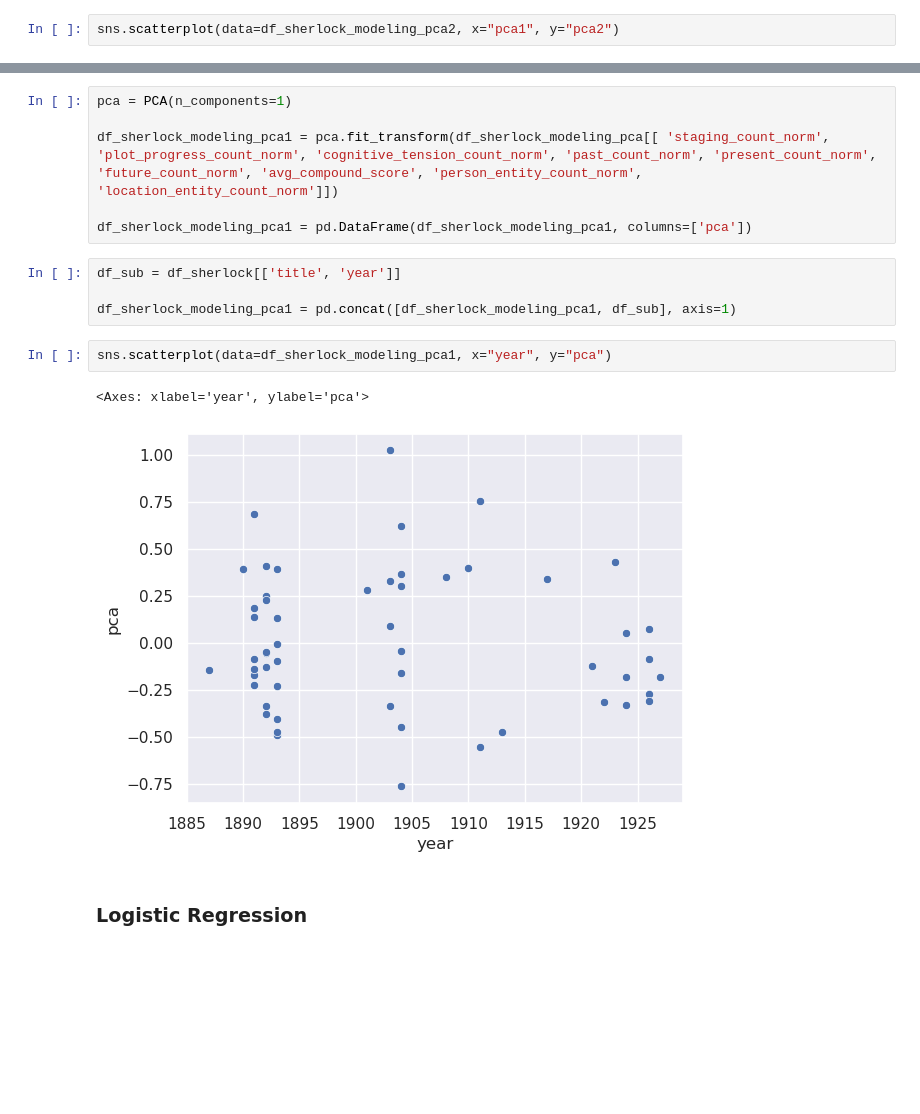
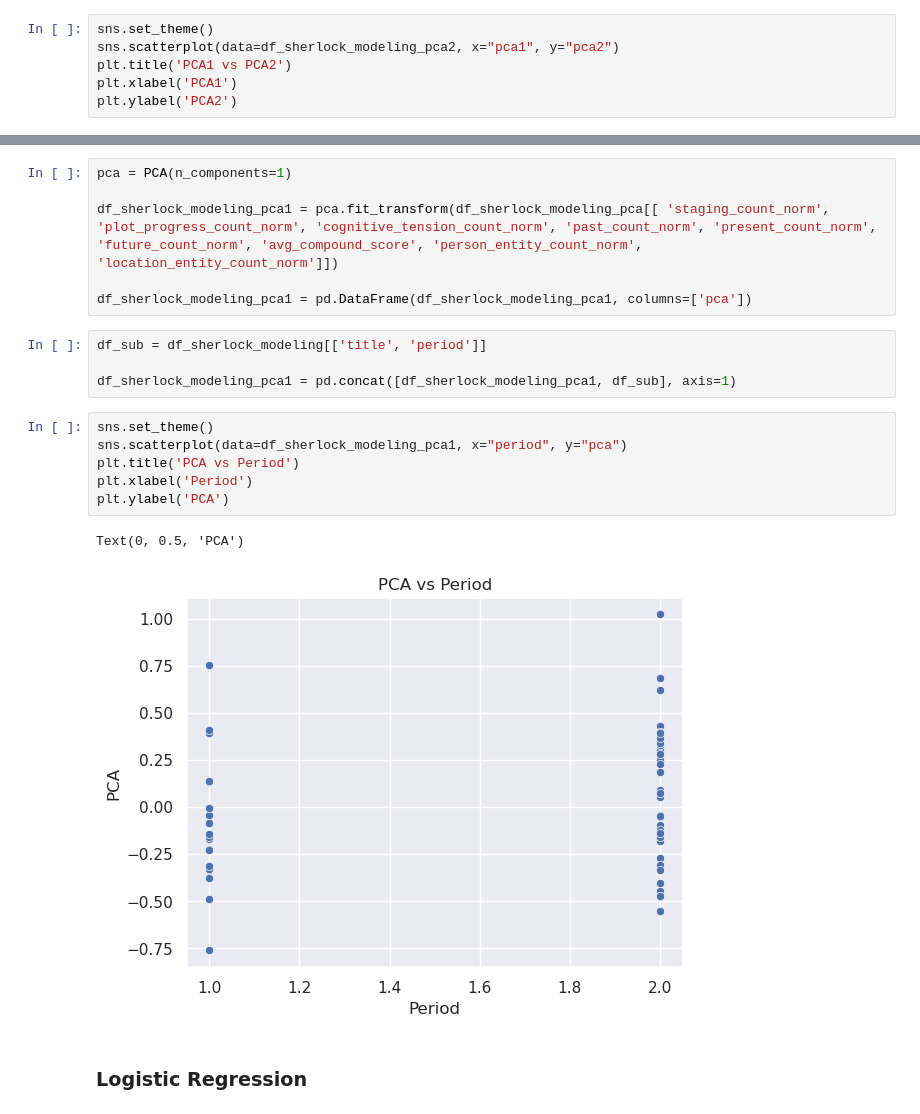
Before and after one commit to DavidSiegl/Sherlock-Holmes-Narrative-Arc, a Jupyter notebook: Code.ipynb, the cells around one changed output, grey strips where cells are left out. Drawn from its saved outputs; the diff is of its cells as text; blank space fills up the shorter version.

Commit message:
modeling improvements

```diff
--- a/Code.ipynb
+++ b/Code.ipynb
@@ -1687,5 +1598,9 @@ df_sherlock_modeling_pca2 = pca.fit_transform(df_sherlock_modeling_pca[[ 'stagin
 
 df_sherlock_modeling_pca2 = pd.DataFrame(df_sherlock_modeling_pca2, columns=['pca1', 'pca2'])
 # %%
+sns.set_theme()
 sns.scatterplot(data=df_sherlock_modeling_pca2, x="pca1", y="pca2")
+plt.title('PCA1 vs PCA2')
+plt.xlabel('PCA1')
+plt.ylabel('PCA2')
 # %% [output]
@@ -1698,14 +1613,18 @@ df_sherlock_modeling_pca1 = pca.fit_transform(df_sherlock_modeling_pca[[ 'stagin
 
 df_sherlock_modeling_pca1 = pd.DataFrame(df_sherlock_modeling_pca1, columns=['pca'])
 # %%
-df_sub = df_sherlock[['title', 'year']]
+df_sub = df_sherlock_modeling[['title', 'period']]
 
 df_sherlock_modeling_pca1 = pd.concat([df_sherlock_modeling_pca1, df_sub], axis=1)
 # %%
-sns.scatterplot(data=df_sherlock_modeling_pca1, x="year", y="pca")
+sns.set_theme()
+sns.scatterplot(data=df_sherlock_modeling_pca1, x="period", y="pca")
+plt.title('PCA vs Period')
+plt.xlabel('Period')
+plt.ylabel('PCA')
 # %% [output]
-<Axes: xlabel='year', ylabel='pca'>
+Text(0, 0.5, 'PCA')
-[figure, old version]
+[figure, new version]
 # %% [markdown]
 <h3>Logistic Regression</h3>
 # %%
```
Also changed, not shown: parts of 18 cells of this notebook, 1 other file.
